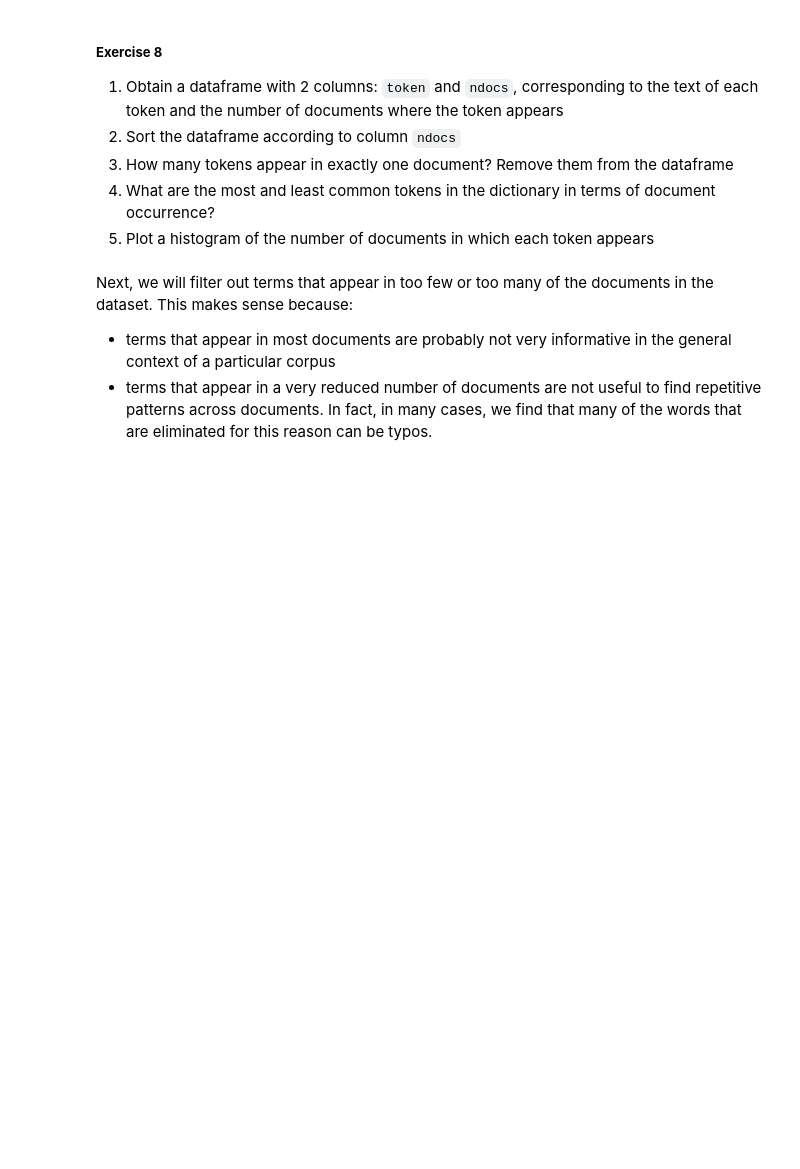
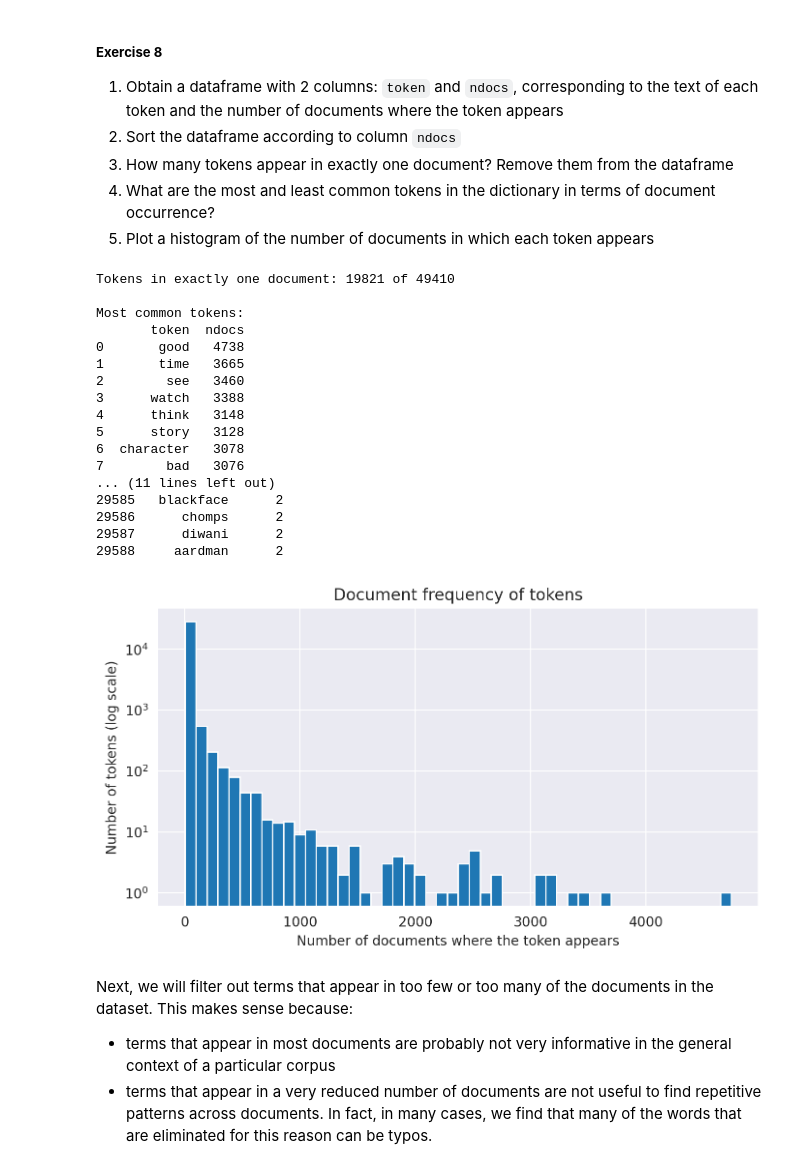
Before and after one commit to ruben-diaz-2004/Fact-checking_system, a Jupyter notebook: referencia/Text_Vectorization_I.ipynb, the cells around one changed output. Saved outputs shown, nothing was run; the diff lists cells and outputs as text; code cells hidden in the pictures; blank space fills up the shorter version.

```diff
--- a/referencia/Text_Vectorization_I.ipynb
+++ b/referencia/Text_Vectorization_I.ipynb
@@ -416,8 +547,54 @@ Some of the most useful methods that we will use are:
 5. Plot a histogram of the number of documents in which each token appears
 # %%
 #<SOL>
+import pandas as pd
+import matplotlib.pyplot as plt
 
+# 1. Dataframe con cada token y el número de documentos donde aparece
+df_tokens = pd.DataFrame([(D[tid], ndocs) for tid, ndocs in D.dfs.items()],
+                         columns=['token', 'ndocs'])
+
+# 2. Ordenamos de más a menos común
+df_tokens = df_tokens.sort_values('ndocs', ascending=False).reset_index(drop=True)
+
+# 3. Tokens que aparecen en un solo documento, y los quitamos
+n_once = (df_tokens['ndocs'] == 1).sum()
+print('Tokens in exactly one document:', n_once, 'of', len(df_tokens))
+df_tokens = df_tokens[df_tokens['ndocs'] > 1]
+
+# 4. Más y menos comunes
+print('\nMost common tokens:')
+print(df_tokens.head(10))
+print('\nLeast common tokens (ndocs = 2):')
+print(df_tokens.tail(10))
+
+# 5. Histograma del número de documentos por token (eje y en escala log)
+plt.figure(figsize=(8, 4))
+plt.hist(df_tokens['ndocs'], bins=50, log=True)
+plt.xlabel('Number of documents where the token appears')
+plt.ylabel('Number of tokens (log scale)')
+plt.title('Document frequency of tokens')
+plt.show()
 #</SOL>
+# %% [output]
+Tokens in exactly one document: 19821 of 49410
+
+Most common tokens:
+       token  ndocs
+0       good   4738
+1       time   3665
+2        see   3460
+3      watch   3388
+4      think   3148
+5      story   3128
+6  character   3078
+7        bad   3076
+... (11 lines left out)
+29585   blackface      2
+29586      chomps      2
+29587      diwani      2
+29588     aardman      2
+[figure, added]
 # %% [markdown]
 Next, we will filter out terms that appear in too few or too many of the documents in the dataset. This makes sense because:
 
```
Also changed, not shown: parts of 29 cells of this notebook.
